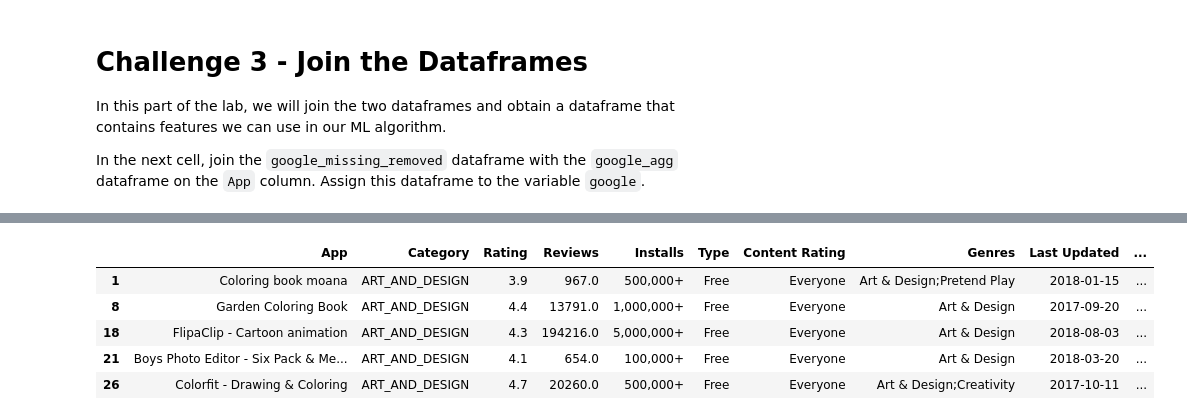
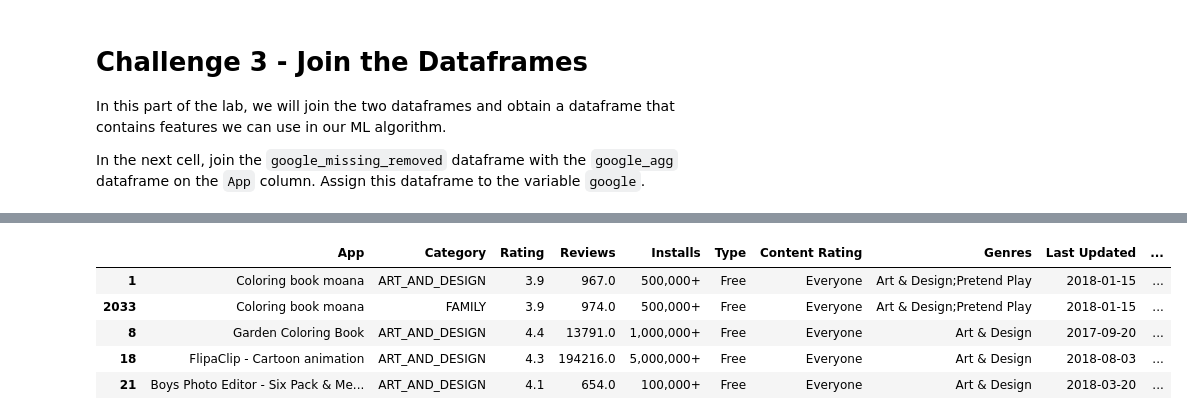
Before and after one commit to ta-data-lis/lab-supervised-learning-feature-extraction, a Jupyter notebook: your-code/notebooks/main.ipynb, the cells around one changed output, grey strips where cells are left out. Drawn from its saved outputs; the diff is of its cells as text; code cells hidden in the pictures.

```diff
--- a/your-code/notebooks/main.ipynb
+++ b/your-code/notebooks/main.ipynb
@@ -517,19 +503,18 @@ In this part of the lab, we will join the two dataframes and obtain a dataframe
 In the next cell, join the `google_missing_removed` dataframe with the `google_agg` dataframe on the `App` column. Assign this dataframe to the variable `google`.
 # %%
 # Your code here:
-google = google_missing_removed.join(google_agg.set_index('App'),on='App')
+google = google_missing_removed.join(google_agg.set_index('App'),on='App', how='inner')
 # %% [markdown]
 #### Let's look at the final result using the `head()` function. Your final product should look like:
 
 ![Final Product](../images/google-final-head.png)
 # %%
 # Your code here:
-google = google[google['Positive Ratio'].notna()]
 google.head()
 # %% [output]
 |  | App | Category | Rating | Reviews | Installs | Type | Content Rating | Genres | Last Updated | ... |
 | 1 | Coloring book moana | ART_AND_DESIGN | 3.9 | 967.0 | 500,000+ | Free | Everyone | Art & Design;Pretend Play | 2018-01-15 | ... |
+| 2033 | Coloring book moana | FAMILY | 3.9 | 974.0 | 500,000+ | Free | Everyone | Art & Design;Pretend Play | 2018-01-15 | ... |
 | 8 | Garden Coloring Book | ART_AND_DESIGN | 4.4 | 13791.0 | 1,000,000+ | Free | Everyone | Art & Design | 2017-09-20 | ... |
 | 18 | FlipaClip - Cartoon animation | ART_AND_DESIGN | 4.3 | 194216.0 | 5,000,000+ | Free | Everyone | Art & Design | 2018-08-03 | ... |
 | 21 | Boys Photo Editor - Six Pack & Me... | ART_AND_DESIGN | 4.1 | 654.0 | 100,000+ | Free | Everyone | Art & Design | 2018-03-20 | ... |
-| 26 | Colorfit - Drawing & Coloring | ART_AND_DESIGN | 4.7 | 20260.0 | 500,000+ | Free | Everyone | Art & Design;Creativity | 2017-10-11 | ... |
```
Also changed, not shown: parts of 2 cells of this notebook.
